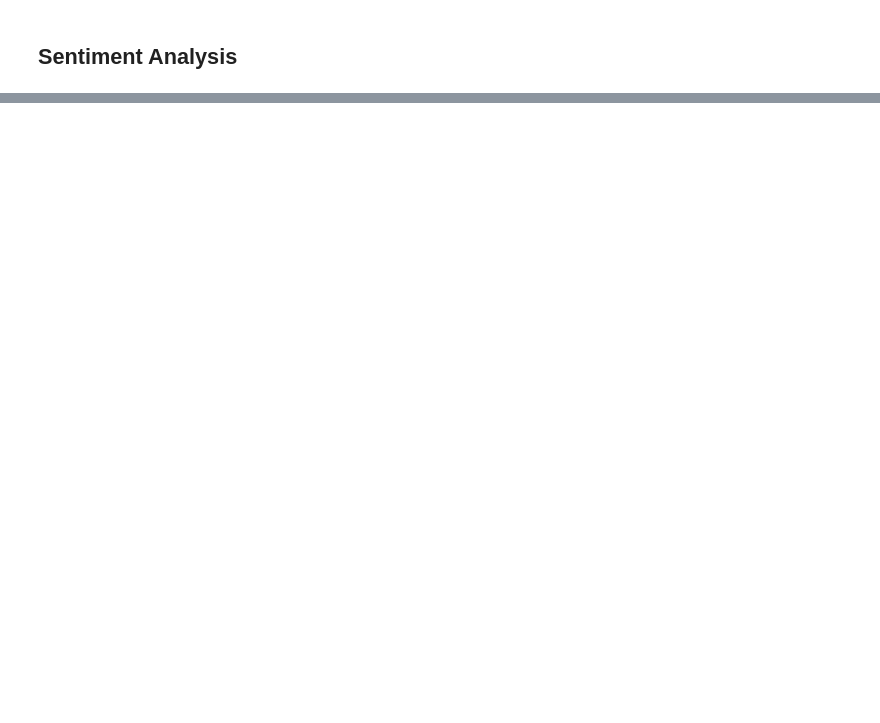
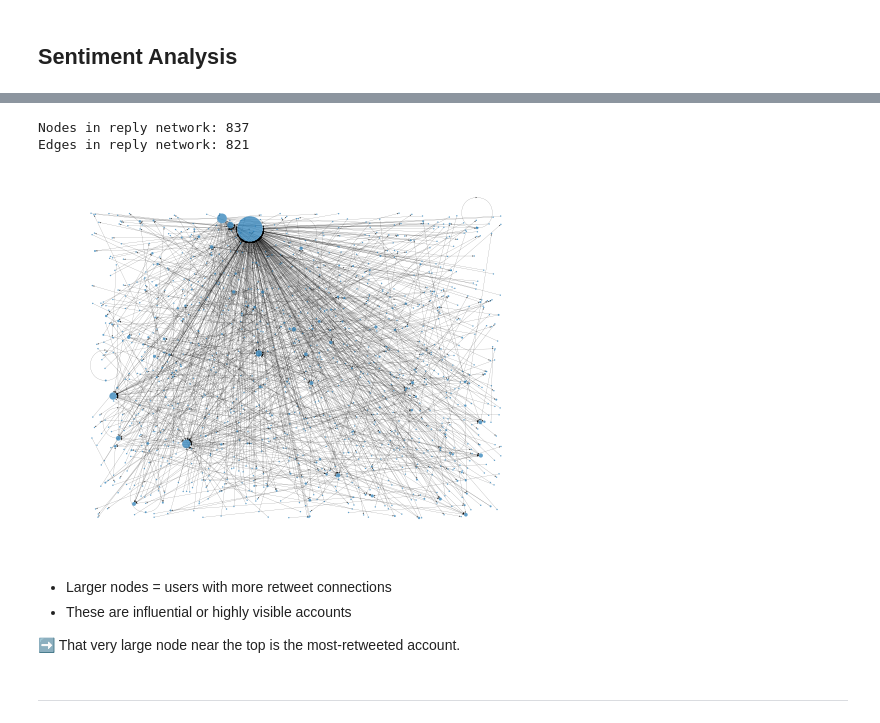
Before and after one commit to Sapanaa/analysing-twitter-data, a Jupyter notebook: notebook/01_data_overview.ipynb, the cells around one changed output, grey strips where cells are left out. Cells and saved outputs as stored; diff of their text form; code cells hidden in the pictures; blank space fills up the shorter version.

```diff
--- a/notebook/01_data_overview.ipynb
+++ b/notebook/01_data_overview.ipynb
@@ -146,0 +201,16 @@ plt.show()
+# %%
+# Import networkx
+import networkx as nx
+
+# Create retweet network from edgelist
+G_rt = nx.from_pandas_edgelist(
+    df,
+    source = 'user-screen_name',
+    target = 'retweeted_status-user-screen_name',
+    create_using = nx.DiGraph())
+
+# Print the number of nodes
+print('Nodes in RT network:', len(G_rt.nodes()))
+
+# Print the number of edges
+print('Edges in RT network:', len(G_rt.edges()))
@@ -146,0 +234,44 @@ plt.show()
+# %%
+# Import networkx
+import networkx as nx
+
+# Create reply network from edgelist
+G_reply = nx.from_pandas_edgelist(
+    df,
+    source = 'user-screen_name',
+    target = 'in_reply_to_screen_name',
+    create_using = nx.DiGraph())
+
+# Print the number of nodes
+print('Nodes in reply network:', len(G_reply.nodes()))
+
+# Print the number of edges
+print('Edges in reply network:', len(G_reply.edges()))
+# %% [output]
+Nodes in reply network: 837
+Edges in reply network: 821
+# %%
+# Create random layout positions
+pos = nx.random_layout(G_rt)
+
+# Create size list
+sizes = [x[1] for x in G_rt.degree()]
+
+# Draw the network
+nx.draw_networkx(G_rt, pos,
+    with_labels = False,
+    node_size = sizes,
+    width = 0.1, alpha = 0.7,
+    arrowsize = 2, linewidths = 0)
+
+# Turn axis off and show
+plt.axis('off'); plt.show()
+# %% [output]
+[figure, added]
+# %% [markdown]
+- Larger nodes = users with more retweet connections
+- These are influential or highly visible accounts
+
+➡️ That very large node near the top is the most-retweeted account.
+# %% [markdown]
+---
```
Also changed, not shown: parts of 22 cells of this notebook, 1 other file.
